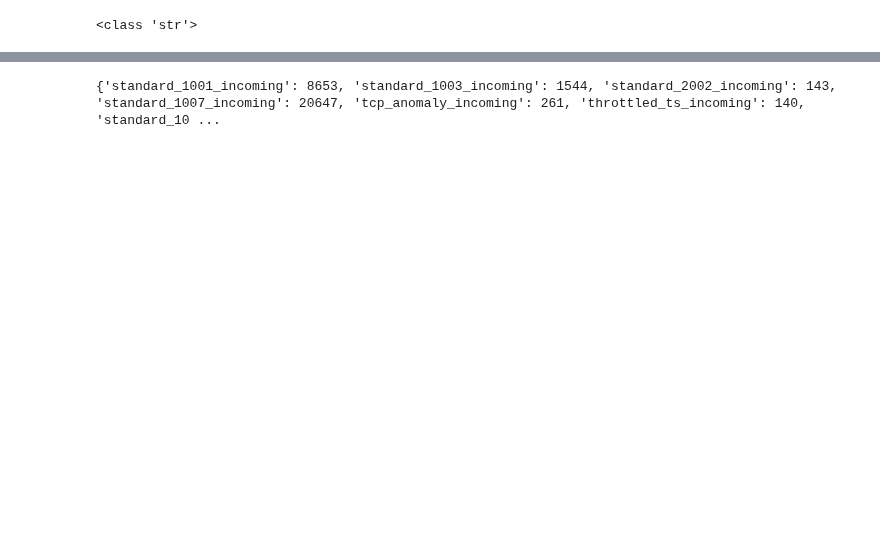
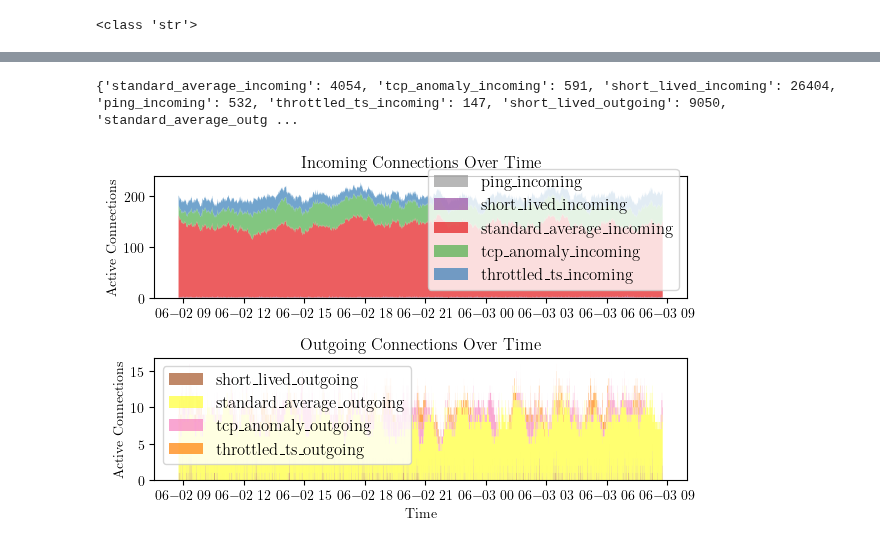
Before and after one commit to ykpyck/monero-traffic-analysis, a Jupyter notebook: visz_test.ipynb, the cells around one changed output, grey strips where cells are left out. Drawn from its saved outputs; the diff is of its cells as text; code cells hidden in the pictures; blank space fills up the shorter version.

```diff
--- a/visz_test.ipynb
+++ b/visz_test.ipynb
@@ -775,12 +968,10 @@ plt.savefig('results/graphs/connection_vis.pdf')
 # build connections dataframe
 df_indexed = result_df.set_index('source_ip')
 
-ts_latency_lower = 30#conn_df['ts_latency'].quantile(0.5)
-ts_latency_upper = 90#conn_df['ts_latency'].quantile(0.9)
-
 #connection_data = {f"{conn_type}_{direction}": [] for conn_type in ['standard', 'throttled_ts', 'ping'] for direction in ['outgoing', 'incoming']}
 #type_counts = {conn_type: 0 for conn_type in connection_data.keys()}
-
+ts_latency_lower = conn_df['ts_latency'].quantile(0.5)
+ts_latency_upper = conn_df['ts_latency'].quantile(0.95)
 connection_data = {}
 type_counts = {}
 
@@ -805,4 +996,4 @@ for idx, row in conn_df.iterrows():
 
 print(type_counts)
 # %% [output]
-{'standard_1001_incoming': 8653, 'standard_1003_incoming': 1544, 'standard_2002_incoming': 143, 'standard_1007_incoming': 20647, 'tcp_anomaly_incoming': 261, 'throttled_ts_incoming': 140, 'standard_10 ...
+{'standard_average_incoming': 4054, 'tcp_anomaly_incoming': 591, 'short_lived_incoming': 26404, 'ping_incoming': 532, 'throttled_ts_incoming': 147, 'short_lived_outgoing': 9050, 'standard_average_outg ...
@@ -808,0 +1027,70 @@ print(type_counts)
+# %%
+import matplotlib.pyplot as plt
+import pandas as pd
+import numpy as np
+
+events = []
+for idx, row in conn_df.iterrows():
+    conn_id = row['connection_id']
+    conn = grouped.get_group(conn_id)
+    timestamps = conn['timestamp']
+
+    start_time = timestamps.iloc[0]
+    end_time = timestamps.iloc[-1]
+    direction = row['direction']
+
+    duration_m=row['duration']
+    conn_type = classify_connection(row, duration_m, np.array(conn['command']),
+                                      ts_latency_lower, ts_latency_upper, min_duration_minutes=0)
+
+    events.append({'time': start_time, 'direction': direction, 'classification': conn_type, 'change': 1})
+    events.append({'time': end_time, 'direction': direction, 'classification': conn_type, 'change': -1})
+
+
+events_df = pd.DataFrame(events)
+events_df = events_df.sort_values('time').set_index('time')
+
+# Get unique classifications for consistent coloring
+classifications = events_df['classification'].unique()
+colors = plt.cm.Set1(np.linspace(0, 1, len(classifications)))
+color_map = dict(zip(classifications, colors))
+
+# Plot for each direction
+fig, (ax1, ax2) = plt.subplots(2, 1, figsize=(6.27, 4))
+
+for direction, ax, title in [('incoming', ax1, 'Incoming'), ('outgoing', ax2, 'Outgoing')]:
+    direction_events = events_df[events_df['direction'] == direction]
+
+    # Create pivot table and resample
+    pivot = direction_events.pivot_table(
+        index='time',
+        columns='classification',
+        values='change',
+        aggfunc='sum',
+        fill_value=0
+    )
+
+    # Resample to regular intervals and forward fill
+    resampled = pivot.resample('1s').sum().fillna(0)
+    cumulative = resampled.cumsum()
+
+    # Ensure no negative values
+    cumulative = cumulative.clip(lower=0)
+
+    # Create stacked area plot
+    if not cumulative.empty:
+        ax.stackplot(cumulative.index,
+                    *[cumulative[cls] for cls in cumulative.columns],
+                    labels=cumulative.columns,
+                    colors=[color_map[cls] for cls in cumulative.columns],
+                    alpha=0.7)
+
+    ax.set_title(f'{title} Connections Over Time')
+    ax.set_ylabel('Active Connections')
+    ax.legend()
+
+ax2.set_xlabel('Time')
+plt.tight_layout()
+plt.show()
+# %% [output]
+[figure, added]
```
Also changed, not shown: parts of 12 cells of this notebook, 12 other files.
